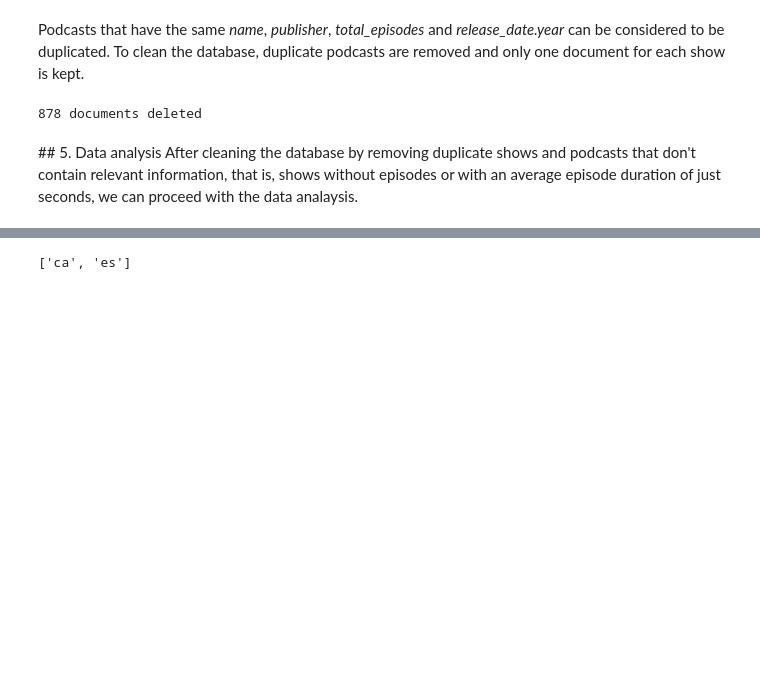
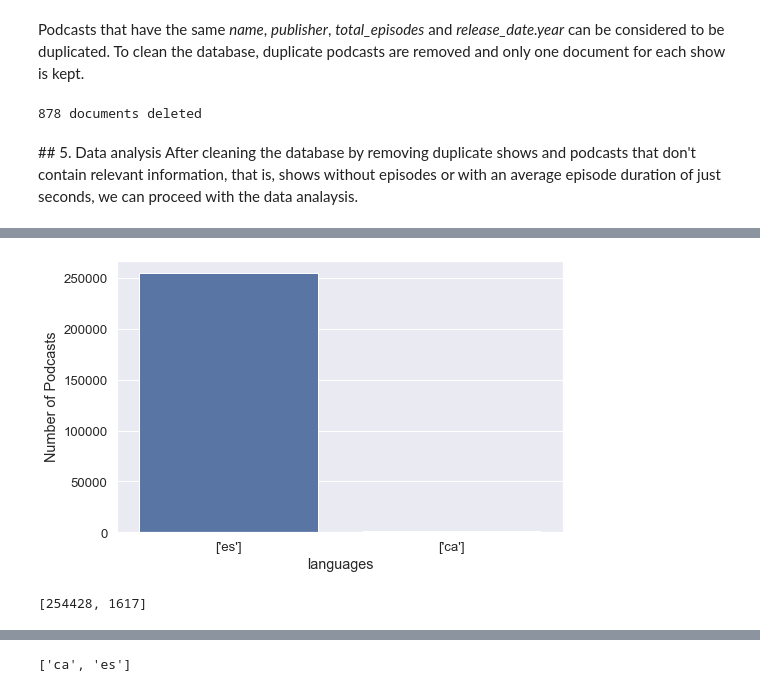
Before and after one commit to xaviercucurull/BDA-Podcasts, a Jupyter notebook: BDA_Final_Project.ipynb, the cells around one changed output, grey strips where cells are left out. Drawn from its saved outputs; the diff is of its cells as text; code cells hidden in the pictures; blank space fills up the shorter version.

```diff
--- a/BDA_Final_Project.ipynb
+++ b/BDA_Final_Project.ipynb
@@ -467,4 +467,11 @@ print(f'{res.deleted_count} documents deleted')
 # %% [markdown]
 ## 5. Data analysis
 After cleaning the database by removing duplicate shows and podcasts that don't contain relevant information, that is, shows without episodes or with an average episode duration of just seconds, we can proceed with the data analaysis.
+# %%
+# Use Matplotlib and Seaborn for visualization
+import seaborn as sns
+import matplotlib.pyplot as plt
+import numpy as np
+
+sns.set(font_scale=1.2)
 # %% [markdown]
@@ -474,0 +529,8 @@ After cleaning the database by removing duplicate shows and podcasts that don't
+# %%
+plot_count(podcasts_prep, 'languages')
+# %% [output]
+[figure, added]
+# %%
+counts
+# %% [output]
+[254428, 1617]
```
Also changed, not shown: parts of 18 cells of this notebook.
